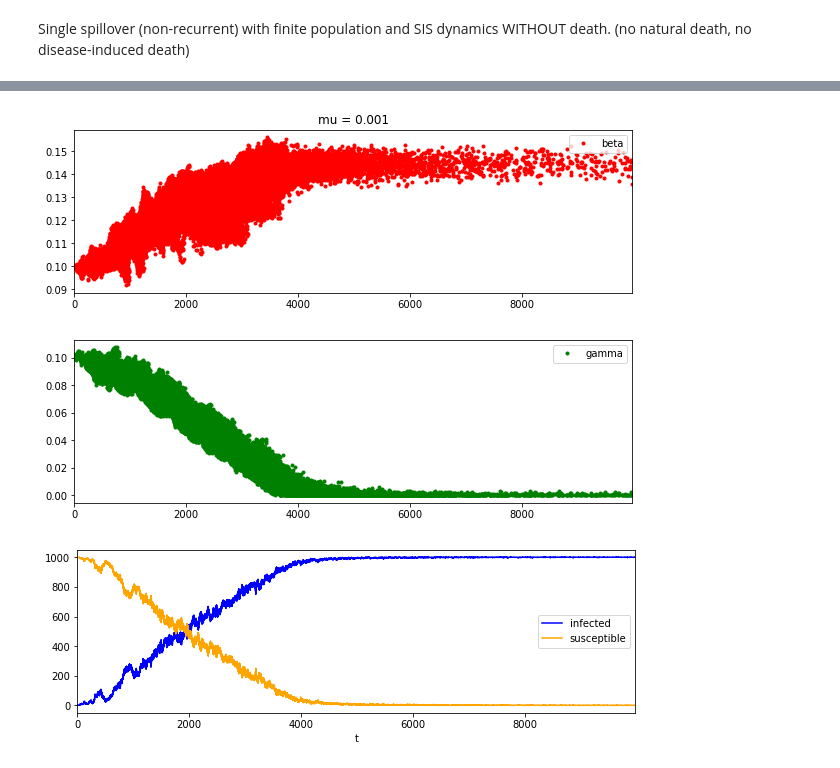
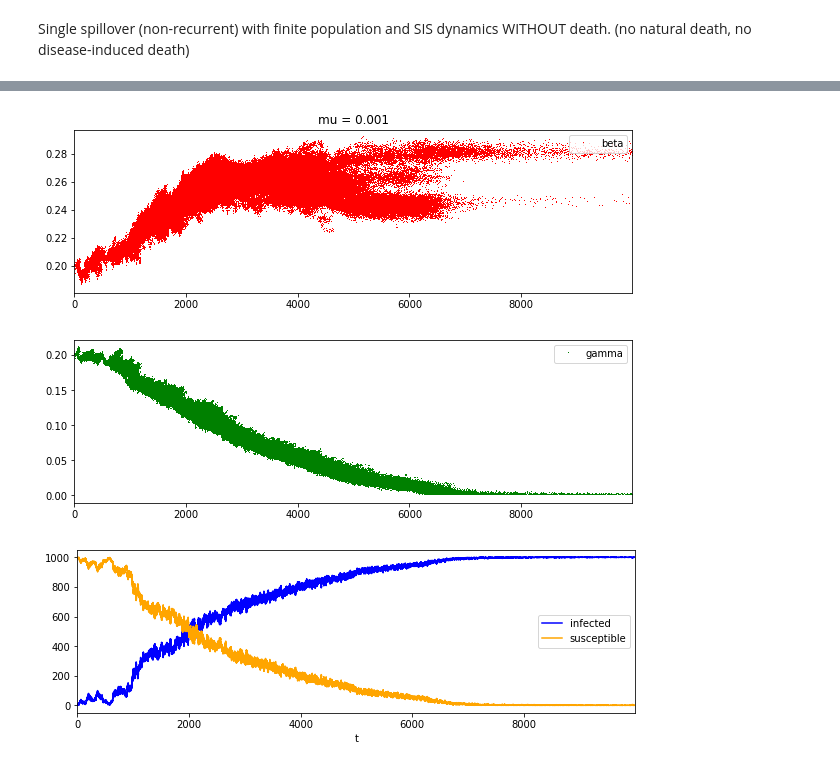
Before and after one commit to d-jonas/AIM-MCRN-Summer-School-2020-Project-Zoonotic-Spillover, a Jupyter notebook: Single Spillover with Finite Population, SIS without death.ipynb, the cells around one changed output, grey strips where cells are left out. Cells and saved outputs as stored; diff of their text form; code cells hidden in the pictures.

```diff
--- a/Single Spillover with Finite Population, SIS without death.ipynb
+++ b/Single Spillover with Finite Population, SIS without death.ipynb
@@ -115,15 +120,23 @@ def sim_finite(S_0, beta_0, gamma_0, mu_1=0, mu_2=0, t_thresh = 1000):
 # %%
 %%time
 
+#parameters
 S_0 = 1000
-beta_0 = 0.1
-gamma_0 = 0.1
+beta_0 = 0.2
+gamma_0 = 0.2
 mu = 0.001
-t_thresh = 100
+t_thresh = 10000
 
 
 mu_1 = mu; mu_2 = mu
 
-for i in range(1000):
+
+s = None
+
+while True:
     s = sim_finite(S_0, beta_0, gamma_0, mu_1, mu_2, t_thresh)
+    if s.times[-1] > 500: break #get a simulation where the disease spreads for at least this many days
+    #break
+
+times = s.times; betas = s.betas; gammas = s.gammas; I = s.I; S = s.S
 # %% [output]
@@ -132,22 +144,0 @@ Wall time: 1.63 s
-# %%
-%%time
-
-#parameters
-S_0 = 1000
-beta_0 = 0.1
-gamma_0 = 0.1
-mu = 0.001
-t_thresh = 10000
-
-
-mu_1 = mu; mu_2 = mu
-
-
-s = None
-
-while True:
-    s = sim_finite(S_0, beta_0, gamma_0, mu_1, mu_2, t_thresh)
-    if s.times[-1] > 500: break #get a simulation where the disease spreads for at least this many days
-    #break
-
-times = s.times; betas = s.betas; gammas = s.gammas; I = s.I; S = s.S
@@ -157,28 +145,28 @@ Wall time: 11.3 s
 # %%
 #plot betas over time
 plt.figure(figsize=(10,3))
-plt.plot(times, betas, ".r", label='beta')
+plt.plot(times, betas, ",r", label='beta')
 plt.title('mu = {}'.format(mu_1))
 plt.autoscale(enable=True, axis='x', tight=True)
 plt.legend(loc="upper right"); plt.show()
 
 #plot gammas over time
 plt.figure(figsize=(10,3))
-plt.plot(times, gammas, ".g", label='gamma')
+plt.plot(times, gammas, ",g", label='gamma')
 plt.autoscale(enable=True, axis='x', tight=True)
 plt.legend(loc="upper right"); plt.show()
 
 #plot I and S over time
 plt.figure(figsize=(10,3))
 plt.plot(times, I, 'blue', label='infected')
 plt.plot(times, S, 'orange', label='susceptible')
 plt.xlabel("t")
 plt.autoscale(enable=True, axis='x', tight=True)
 plt.legend(loc="center right"); plt.show()
 # %% [output]
-[figure, old version]
+[figure, new version]
-[figure, old version]
+[figure, new version]
-[figure, old version]
+[figure, new version]
 # %%
 #for saving (pickling) sample simulations
 import pickle
```
Also changed, not shown: parts of 4 cells of this notebook, 3 other files.
